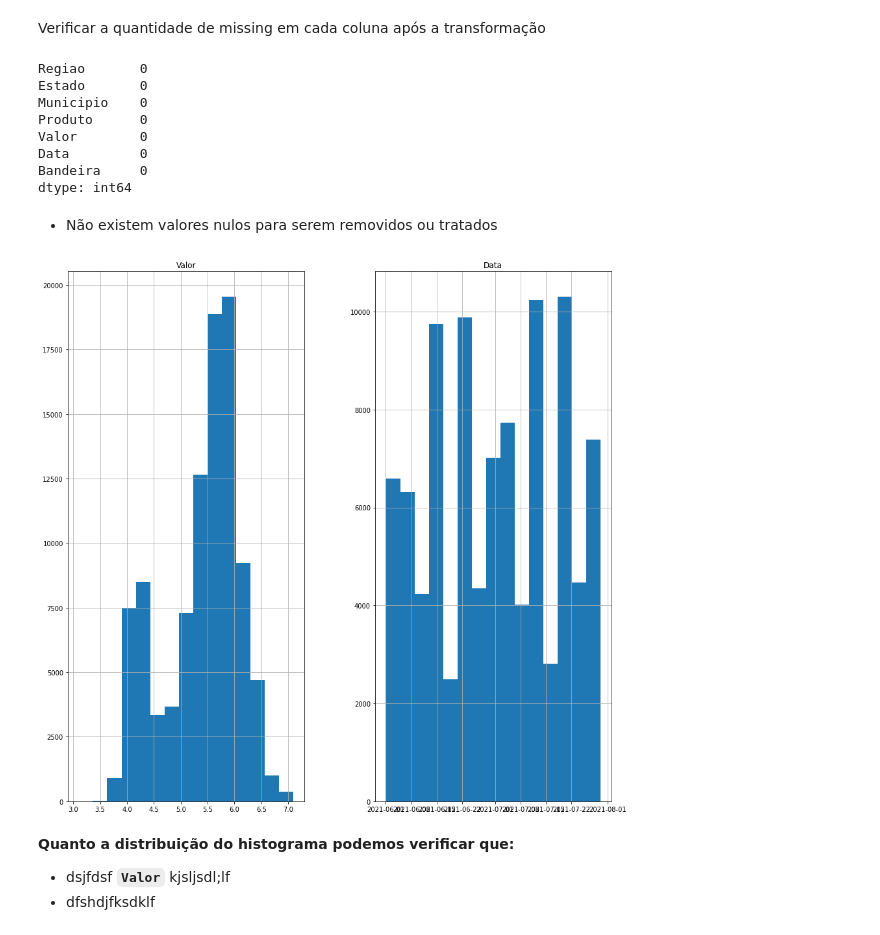
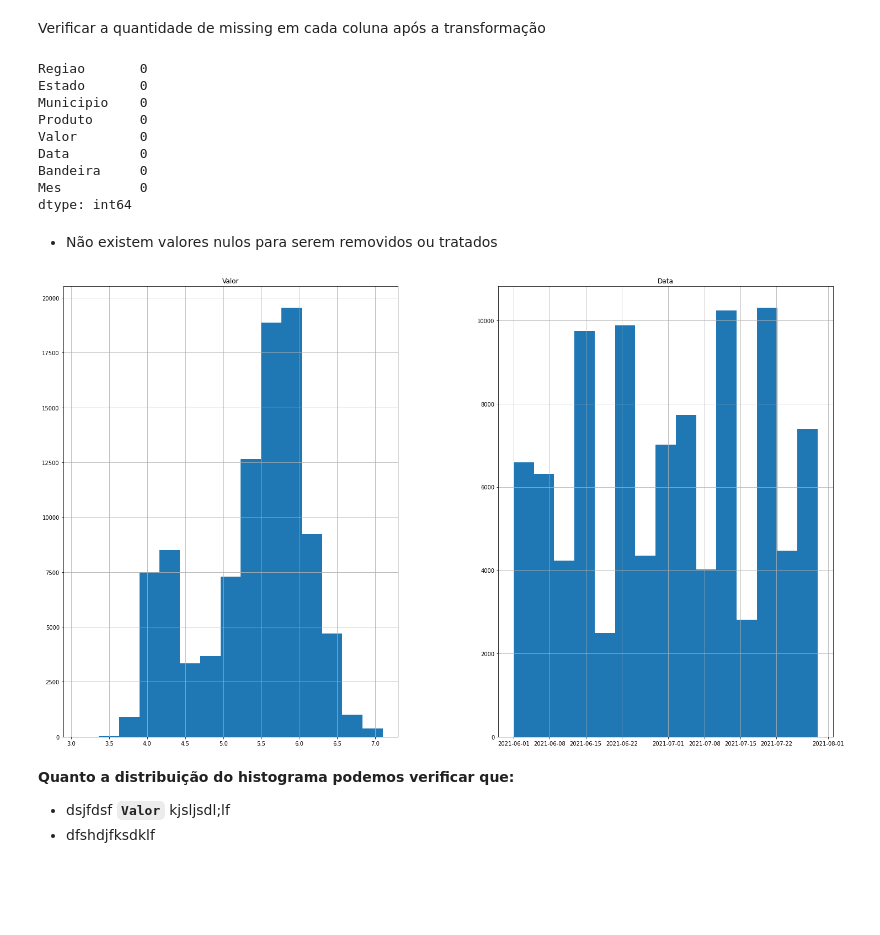
Before and after one commit to brunnabrito/projeto_m4_g4_resilia, a Jupyter notebook: Projeto_M4_Grupo_4.ipynb, the cells around one changed output. Cells and saved outputs as stored; diff of their text form; code cells hidden in the pictures; blank space fills up the shorter version.

```diff
--- a/Projeto_M4_Grupo_4.ipynb
+++ b/Projeto_M4_Grupo_4.ipynb
@@ -116,6 +118,8 @@ jun.head()
 | 2 | N | AC | CRUZEIRO DO SUL | CARDINAL E OLIVEIRA LTDA | 03.608.766/0006-56 | AVENIDA 25 DE AGOSTO | 1350 | ... |
 | 3 | N | AC | CRUZEIRO DO SUL | CARDINAL E OLIVEIRA LTDA | 03.608.766/0006-56 | AVENIDA 25 DE AGOSTO | 1350 | ... |
 | 4 | N | AC | CRUZEIRO DO SUL | CARDINAL E OLIVEIRA LTDA | 03.608.766/0004-94 | AVENIDA LAURO MULLER | 943 | ... |
+# %%
+jun['Mes'] = 'junho'
 # %%
 # Carregando os dados do mês de julho com informações fornecidas pela ANP
 jul = pd.read_csv("https://www.gov.br/anp/pt-br/centrais-de-conteudo/dados-abertos/arquivos/shpc/dsan/2021/2021-07-gasolina-etanol.csv", delimiter = ";")
@@ -127,6 +131,8 @@ jul.head()
 | 2 | NE | CE | MARACANAU | BEZERRA & MENDES COMERCIAL DE PET... | 05.397.086/0001-51 | RODOVIA MARANGUAPE - FORTALEZA - ... | S/N | ... |
 | 3 | NE | CE | MARACANAU | LUIZA GLAURIA R T MENEZES | 03.602.329/0001-10 | ESTRADA FORTALEZA MARANGUAPE | S/N | ... |
 | 4 | NE | CE | MARACANAU | LUIZA GLAURIA R T MENEZES | 03.602.329/0001-10 | ESTRADA FORTALEZA MARANGUAPE | S/N | ... |
+# %%
+jul['Mes'] = 'julho'
 # %% [markdown]
 ##### **3.3 Unindo os dados**
 
@@ -221,7 +227,7 @@ Verificamos que temos alguns dados que não serão determinantes na nossa análi
 # %%
 # Selecionando as colunas necessárias para a análise e renomeando colunas para facilitar o acesso aos dados
 
-df = df[['Região - Sigla', 'Estado - Sigla', 'Município', 'Produto', 'Valor de Venda', 'Data da Coleta','Bandeira']]
+df = df[['Região - Sigla', 'Estado - Sigla', 'Município', 'Produto', 'Valor de Venda', 'Data da Coleta','Bandeira', 'Mes']]
 df = df.rename(columns={'Região - Sigla': 'Regiao', 'Estado - Sigla': 'Estado', 'Município':'Municipio', 'Valor de Venda': 'Valor', 'Data da Coleta':'Data'})
 # %% [markdown]
 ##### **4.2 Integração dos Dados**
@@ -290,15 +297,16 @@ Produto      0
 Valor        0
 Data         0
 Bandeira     0
+Mes          0
 dtype: int64
 # %% [markdown]
 * Não existem valores nulos para serem removidos ou tratados
 # %%
 # Contrução dos histogramas das variáveis do dataset.
 
-df.hist(bins=15, figsize=(15,15));
+df.hist(bins=15, figsize=(25,15));
 # %% [output]
-[figure, old version]
+[figure, new version]
 # %% [markdown]
 **Quanto a distribuição do histograma podemos verificar que:**
 
```
Also changed, not shown: parts of 45 cells of this notebook.
